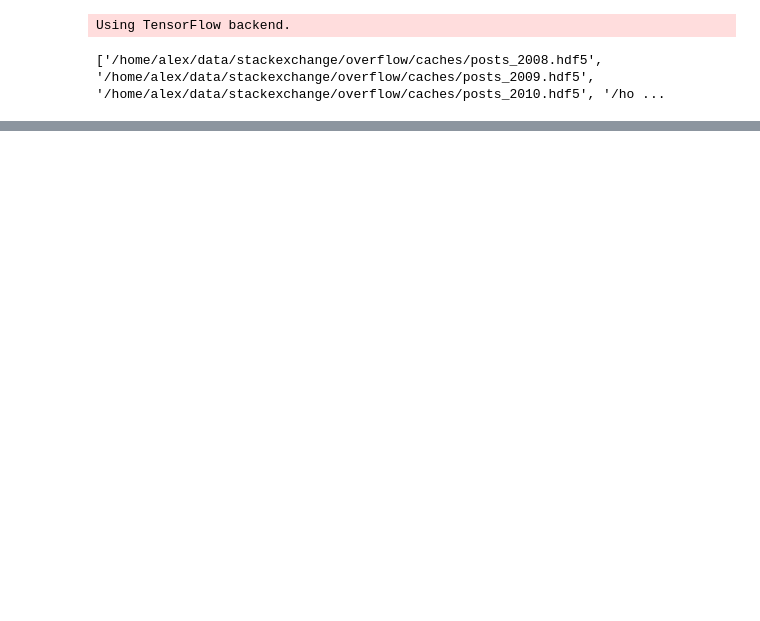
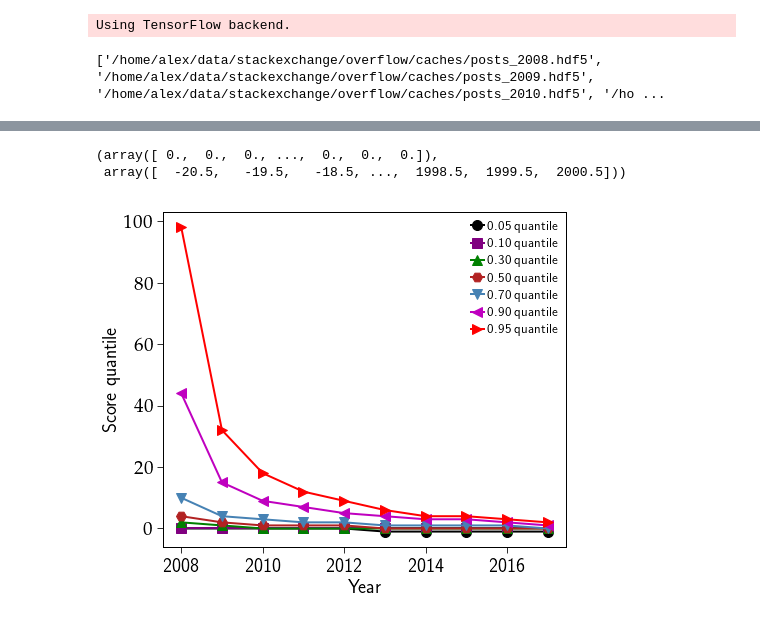
Before and after one commit to AkagiShigeru/incubator-overflow, a Jupyter notebook: stackoverflow-2vec.ipynb, the cells around one changed output, grey strips where cells are left out. Drawn from its saved outputs; the diff is of its cells as text; code cells hidden in the pictures; blank space fills up the shorter version.

```diff
--- a/stackoverflow-2vec.ipynb
+++ b/stackoverflow-2vec.ipynb
@@ -15,12 +15,3 @@ allmetas = sorted(glob(os.path.join(cfg.paths["metas"], "posts_*.hdf5")))
 print allmetas
 # %% [output]
 ['/home/alex/data/stackexchange/overflow/caches/posts_2008.hdf5', '/home/alex/data/stackexchange/overflow/caches/posts_2009.hdf5', '/home/alex/data/stackexchange/overflow/caches/posts_2010.hdf5', '/ho ...
-# %%
-highscorers = []
-for meta_path in allmetas:
-    print meta_path
-    store_meta = pd.HDFStore(meta_path, "r", complib="blosc", complevel=9)
-    smask = store_meta.select_as_coordinates("posts", "Score > 10")
-    ids = store_meta.select("posts", where=smask, columns="Id").values
-    print "%i high-scorers" % len(ids)
-    highscorers.append(ids)
@@ -47,0 +73,22 @@ for meta_path in allmetas:
+# %%
+allhists[0]
+# %% [output]
+(array([ 0.,  0.,  0., ...,  0.,  0.,  0.]),
+ array([  -20.5,   -19.5,   -18.5, ...,  1998.5,  1999.5,  2000.5]))
+# %%
+years = np.asfarray(years)
+
+plt.figure(figsize=(8, 6))
+plt.xlabel(r"Year")
+plt.ylabel(r"Score quantile")
+
+allqs = np.asfarray(allqs)
+for iprob, prob in enumerate(probs):
+    plt.plot(years, allqs.T[iprob], ls="-", marker=g_markers[iprob],
+             color=g_carr[iprob], label=r"%.2f quantile" % prob)
+
+plt.legend(loc="upper right")
+plt.gca().xaxis.set_major_formatter(FormatStrFormatter("%i"))
+plt.savefig("./plots/score_quantiles_vs_years.pdf")
+# %% [output]
+[figure, added]
```
Also changed, not shown: parts of 8 cells of this notebook, 3 other files.
